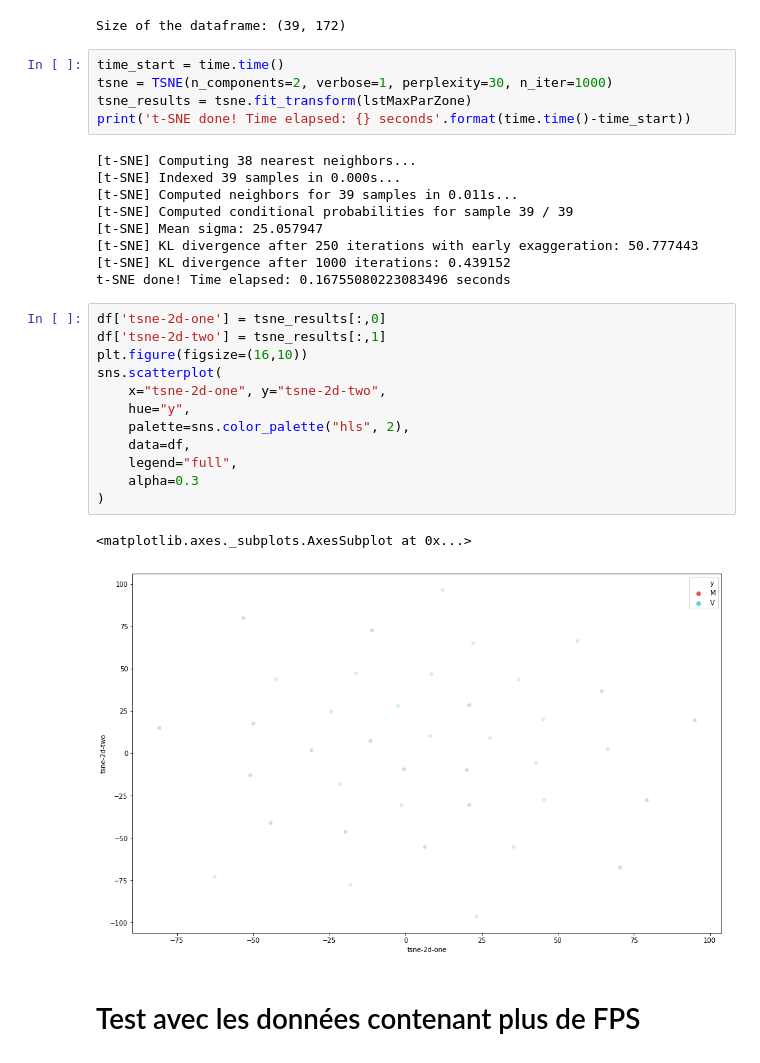
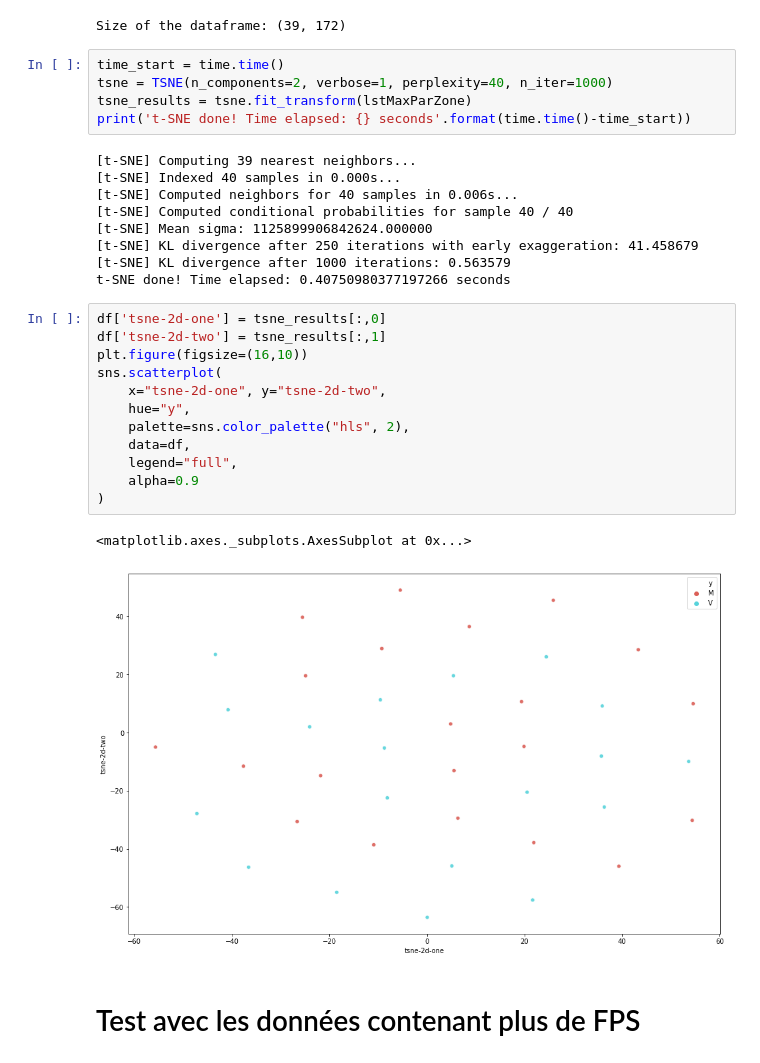
Before and after one commit to guitch94/BachelorMensonge, a Jupyter notebook: AnalyseDesDonnees/T-SNE_Resultats.ipynb, the cells around one changed output. Drawn from its saved outputs; the diff is of its cells as text.

```diff
--- a/AnalyseDesDonnees/T-SNE_Resultats.ipynb
+++ b/AnalyseDesDonnees/T-SNE_Resultats.ipynb
@@ -81,33 +81,33 @@ print('Size of the dataframe: {}'.format(df.shape))
 Size of the dataframe: (39, 172)
 # %%
 time_start = time.time()
-tsne = TSNE(n_components=2, verbose=1, perplexity=30, n_iter=1000)
+tsne = TSNE(n_components=2, verbose=1, perplexity=40, n_iter=1000)
 tsne_results = tsne.fit_transform(lstMaxParZone)
 print('t-SNE done! Time elapsed: {} seconds'.format(time.time()-time_start))
 # %% [output]
-[t-SNE] Computing 38 nearest neighbors...
-[t-SNE] Indexed 39 samples in 0.000s...
-[t-SNE] Computed neighbors for 39 samples in 0.011s...
-[t-SNE] Computed conditional probabilities for sample 39 / 39
-[t-SNE] Mean sigma: 25.057947
-[t-SNE] KL divergence after 250 iterations with early exaggeration: 50.777443
-[t-SNE] KL divergence after 1000 iterations: 0.439152
-t-SNE done! Time elapsed: 0.16755080223083496 seconds
+[t-SNE] Computing 39 nearest neighbors...
+[t-SNE] Indexed 40 samples in 0.000s...
+[t-SNE] Computed neighbors for 40 samples in 0.006s...
+[t-SNE] Computed conditional probabilities for sample 40 / 40
+[t-SNE] Mean sigma: 1125899906842624.000000
+[t-SNE] KL divergence after 250 iterations with early exaggeration: 41.458679
+[t-SNE] KL divergence after 1000 iterations: 0.563579
+t-SNE done! Time elapsed: 0.40750980377197266 seconds
 # %%
 df['tsne-2d-one'] = tsne_results[:,0]
 df['tsne-2d-two'] = tsne_results[:,1]
 plt.figure(figsize=(16,10))
 sns.scatterplot(
     x="tsne-2d-one", y="tsne-2d-two",
     hue="y",
     palette=sns.color_palette("hls", 2),
     data=df,
     legend="full",
-    alpha=0.3
+    alpha=0.9
 )
 # %% [output]
 <matplotlib.axes._subplots.AxesSubplot at 0x...>
-[figure, old version]
+[figure, new version]
 # %% [markdown]
 # Test avec les données contenant plus de FPS
 # %%
```
Also changed, not shown: parts of 2 cells of this notebook, 40 other files.
